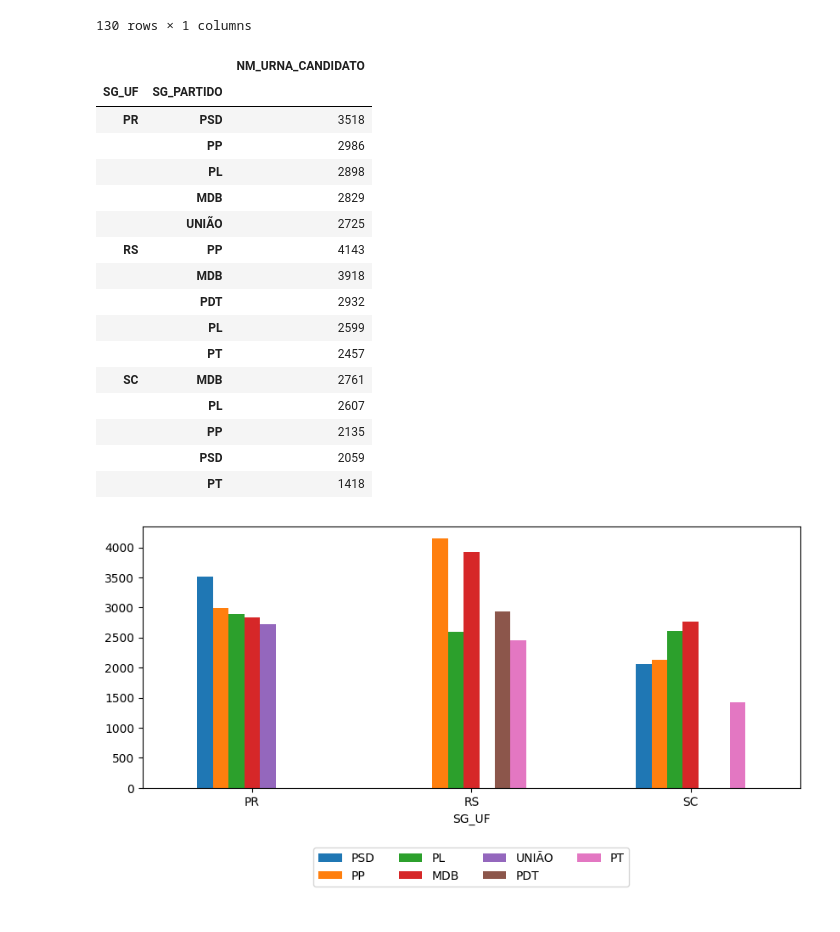
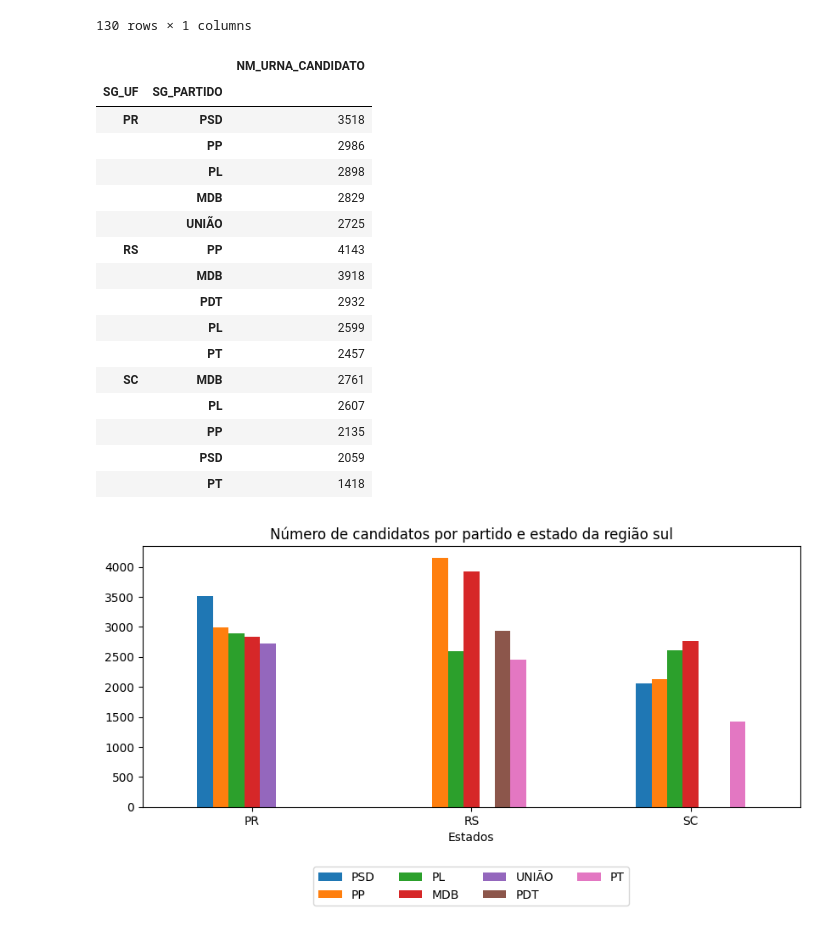
Before and after one commit to nfmmendes/eleicoes-2024-brasil, a Jupyter notebook: Eleições 2024.ipynb, the cells around one changed output. Drawn from its saved outputs; the diff is of its cells as text; code cells hidden in the pictures.

Commit message:
Add titles on charts

```diff
--- a/Eleições 2024.ipynb
+++ b/Eleições 2024.ipynb
@@ -409,34 +409,36 @@ display(df_cand_vereador_por_uf_e_partido)
 # %%
 estados_sul = ["RS", "SC", "PR"]
 selected_rows = df_cand_vereador_por_uf_e_partido.index.get_level_values(0).isin(estados_sul)
 df_cand_vereador_sul_por_uf_e_partido = df_cand_vereador_por_uf_e_partido[selected_rows]
 display(df_cand_vereador_sul_por_uf_e_partido)
 
 df_unstacked = df_cand_vereador_sul_por_uf_e_partido.unstack()
 fig, ax = plt.subplots(figsize=(10, 4))
+ax.set_title("Número de candidatos por partido e estado da região sul")
 
 df_unstacked["NM_URNA_CANDIDATO"].plot(kind="bar", rot=True, ax=ax)
 ax.legend(loc='lower center', ncols=4, bbox_to_anchor=(0.5, -0.4))
+ax.set_xlabel("Estados")
 plt.show()
 # %% [output]
 |  |  | NM_URNA_CANDIDATO |
 | SG_UF | SG_PARTIDO |  |
 | PR | PSD | 3518 |
 |  | PP | 2986 |
 |  | PL | 2898 |
 |  | MDB | 2829 |
 |  | UNIÃO | 2725 |
 | RS | PP | 4143 |
 |  | MDB | 3918 |
 |  | PDT | 2932 |
 |  | PL | 2599 |
 |  | PT | 2457 |
 | SC | MDB | 2761 |
 |  | PL | 2607 |
 |  | PP | 2135 |
 |  | PSD | 2059 |
 |  | PT | 1418 |
-[figure, old version]
+[figure, new version]
 # %%
 estados_sudeste = ["ES", "MG", "RJ", "SP"]
 selected_rows = df_cand_vereador_por_uf_e_partido.index.get_level_values(0).isin(estados_sudeste)
```
Also changed, not shown: parts of 4 cells of this notebook.
